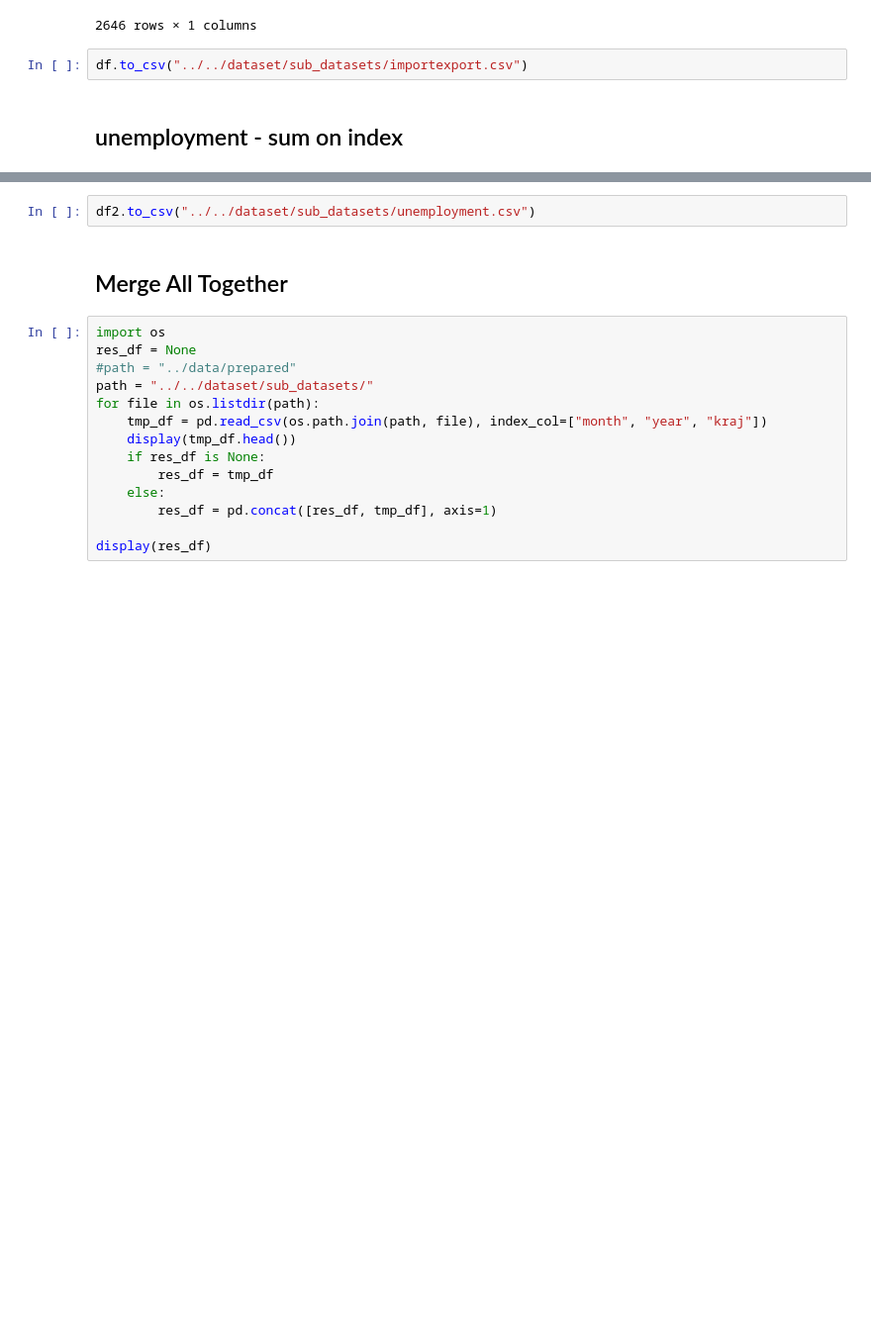
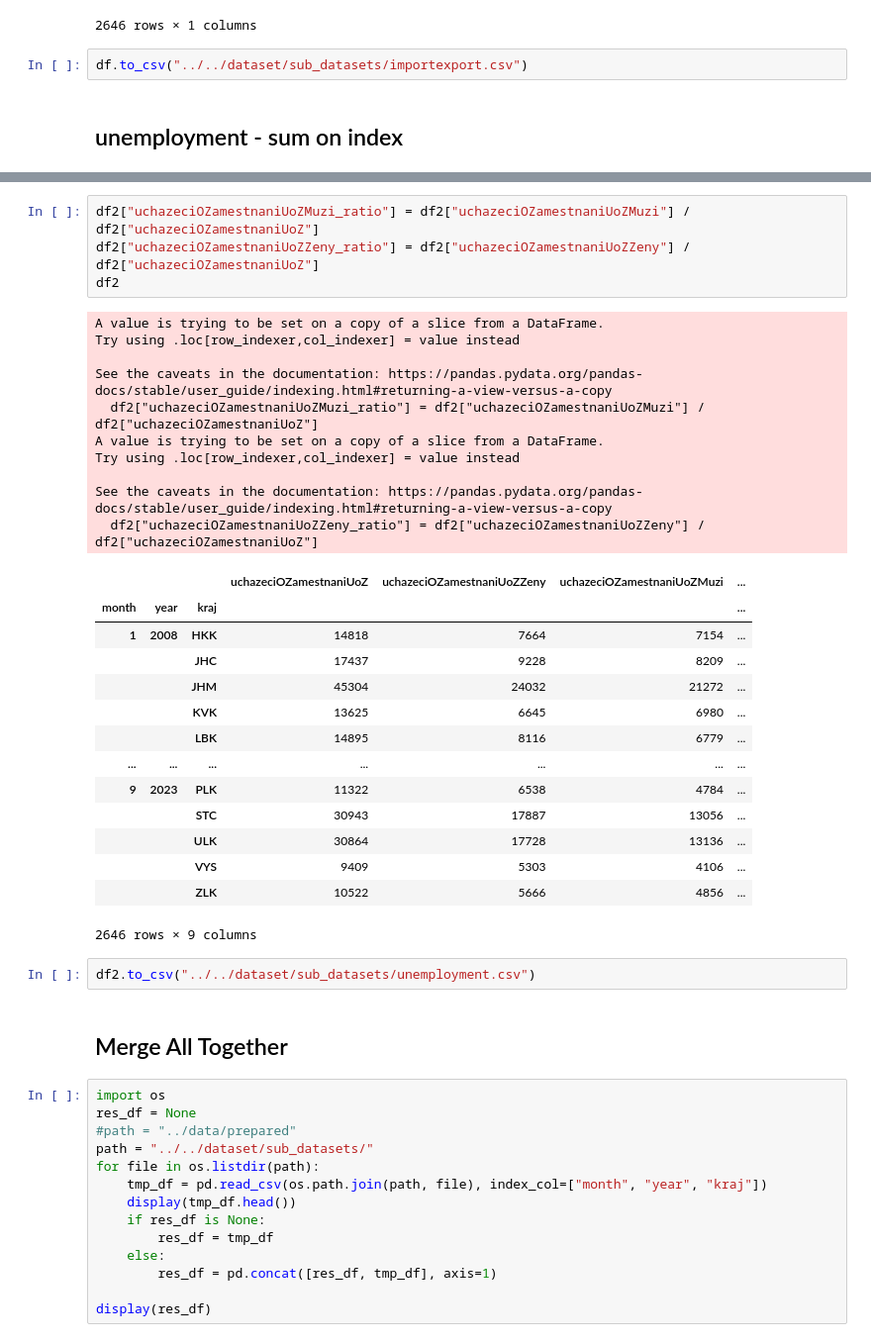
Before and after one commit to DianaKorladinova/SAN_Unemployment_Refugees, a Jupyter notebook: mlynatom/data_preprocessing/final_data_process.ipynb, the cells around one changed output, grey strips where cells are left out. Shown at 99% size. Cells and saved outputs as stored; diff of their text form; blank space fills up the shorter version.

Commit message:
final dataset update, uozmuzi, uozzeny + ratios

```diff
--- a/mlynatom/data_preprocessing/final_data_process.ipynb
+++ b/mlynatom/data_preprocessing/final_data_process.ipynb
@@ -523,3 +523,32 @@ df2
+# %%
+df2["uchazeciOZamestnaniUoZMuzi_ratio"] = df2["uchazeciOZamestnaniUoZMuzi"] / df2["uchazeciOZamestnaniUoZ"]
+df2["uchazeciOZamestnaniUoZZeny_ratio"] = df2["uchazeciOZamestnaniUoZZeny"] / df2["uchazeciOZamestnaniUoZ"]
+df2
+# %% [output]
+A value is trying to be set on a copy of a slice from a DataFrame.
+Try using .loc[row_indexer,col_indexer] = value instead
+
+See the caveats in the documentation: https://pandas.pydata.org/pandas-docs/stable/user_guide/indexing.html#returning-a-view-versus-a-copy
+  df2["uchazeciOZamestnaniUoZMuzi_ratio"] = df2["uchazeciOZamestnaniUoZMuzi"] / df2["uchazeciOZamestnaniUoZ"]
+A value is trying to be set on a copy of a slice from a DataFrame.
+Try using .loc[row_indexer,col_indexer] = value instead
+
+See the caveats in the documentation: https://pandas.pydata.org/pandas-docs/stable/user_guide/indexing.html#returning-a-view-versus-a-copy
+  df2["uchazeciOZamestnaniUoZZeny_ratio"] = df2["uchazeciOZamestnaniUoZZeny"] / df2["uchazeciOZamestnaniUoZ"]
+|  |  |  | uchazeciOZamestnaniUoZ | uchazeciOZamestnaniUoZZeny | uchazeciOZamestnaniUoZMuzi | ... |
+| month | year | kraj |  |  |  | ... |
+| 1 | 2008 | HKK | 14818 | 7664 | 7154 | ... |
+|  |  | JHC | 17437 | 9228 | 8209 | ... |
+|  |  | JHM | 45304 | 24032 | 21272 | ... |
+|  |  | KVK | 13625 | 6645 | 6980 | ... |
+|  |  | LBK | 14895 | 8116 | 6779 | ... |
+| ... | ... | ... | ... | ... | ... | ... |
+| 9 | 2023 | PLK | 11322 | 6538 | 4784 | ... |
+|  |  | STC | 30943 | 17887 | 13056 | ... |
+|  |  | ULK | 30864 | 17728 | 13136 | ... |
+|  |  | VYS | 9409 | 5303 | 4106 | ... |
+|  |  | ZLK | 10522 | 5666 | 4856 | ... |
+2646 rows × 9 columns
 # %%
 df2.to_csv("../../dataset/sub_datasets/unemployment.csv")
 # %% [markdown]
```
Also changed, not shown: parts of 6 cells of this notebook, 2 other files.
